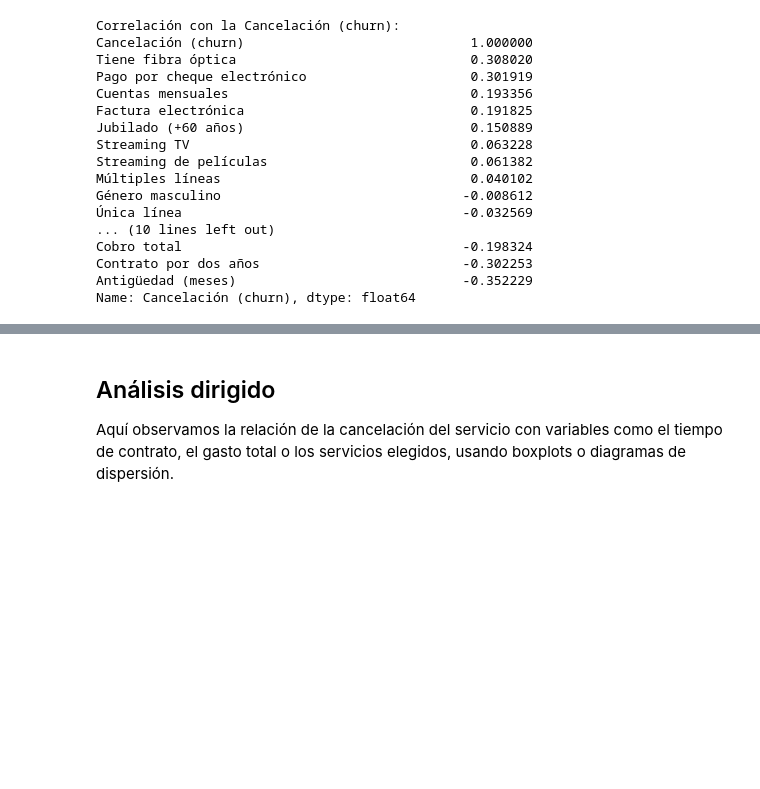
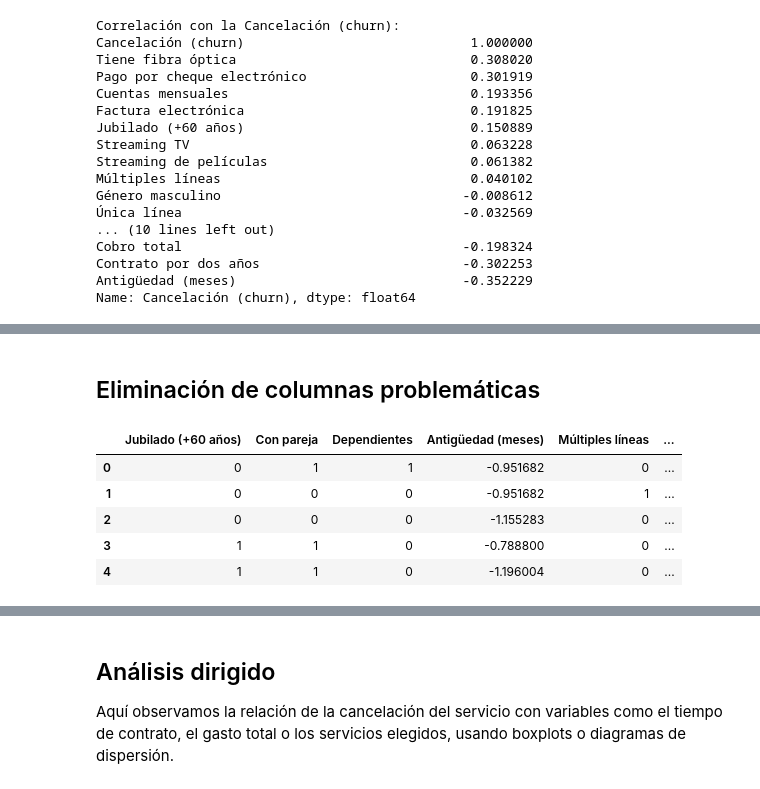
Before and after one commit to GabrielSorrentino/Telecom-X-Parte-2, a Jupyter notebook: TelecomX_parte2.ipynb, the cells around one changed output, grey strips where cells are left out. Saved outputs shown, nothing was run; the diff lists cells and outputs as text; code cells hidden in the pictures; blank space fills up the shorter version.

```diff
--- a/TelecomX_parte2.ipynb
+++ b/TelecomX_parte2.ipynb
@@ -374,0 +468,12 @@ Name: Cancelación (churn), dtype: float64
+# %% [markdown]
+## Eliminación de columnas problemáticas
+# %%
+X.drop(columns = ['Cobro total', 'Género masculino', 'Única línea', 'Tiene DSL', 'Tiene fibra óptica'], inplace = True)
+X.head()
+# %% [output]
+|  | Jubilado (+60 años) | Con pareja | Dependientes | Antigüedad (meses) | Múltiples líneas | ... |
+| 0 | 0 | 1 | 1 | -0.951682 | 0 | ... |
+| 1 | 0 | 0 | 0 | -0.951682 | 1 | ... |
+| 2 | 0 | 0 | 0 | -1.155283 | 0 | ... |
+| 3 | 1 | 1 | 0 | -0.788800 | 0 | ... |
+| 4 | 1 | 1 | 0 | -1.196004 | 0 | ... |
```
Also changed, not shown: parts of 61 cells of this notebook, 1 other file.
